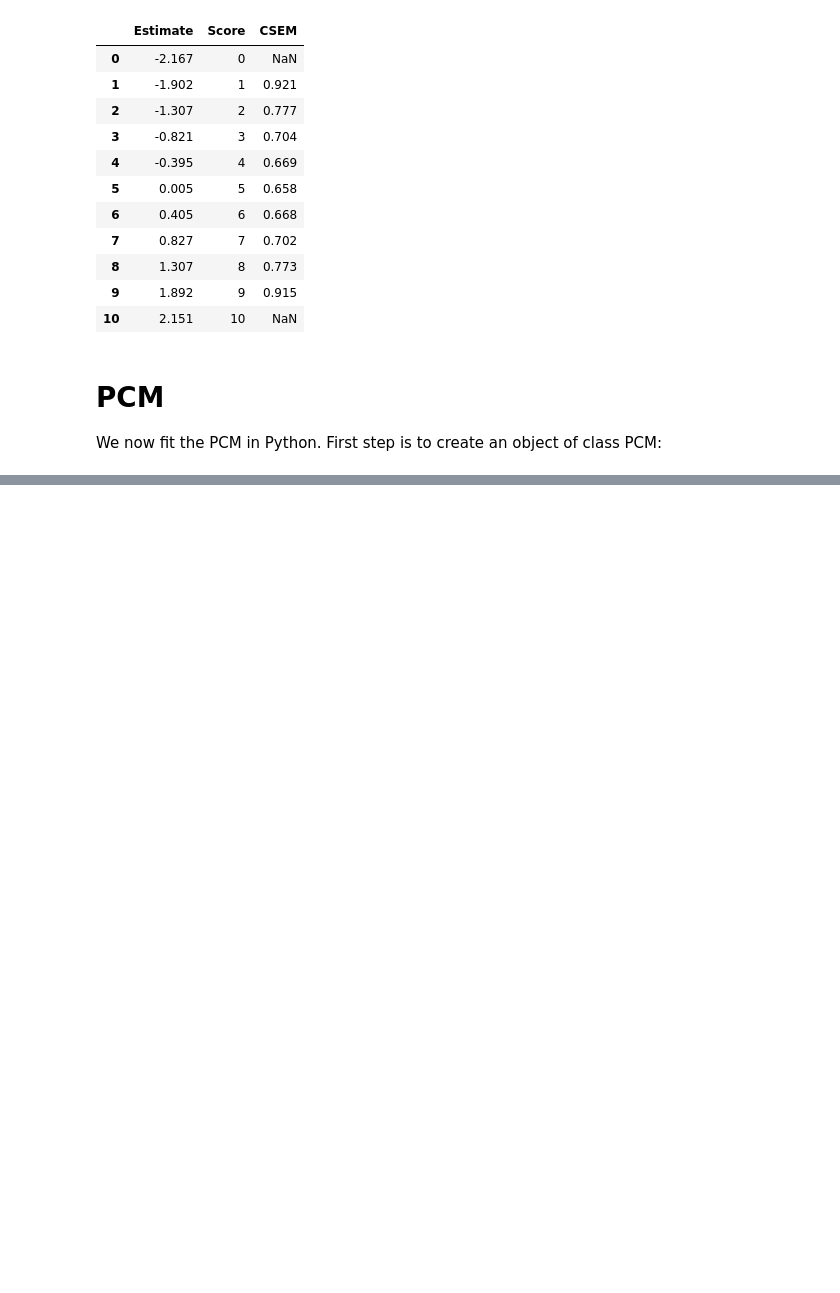
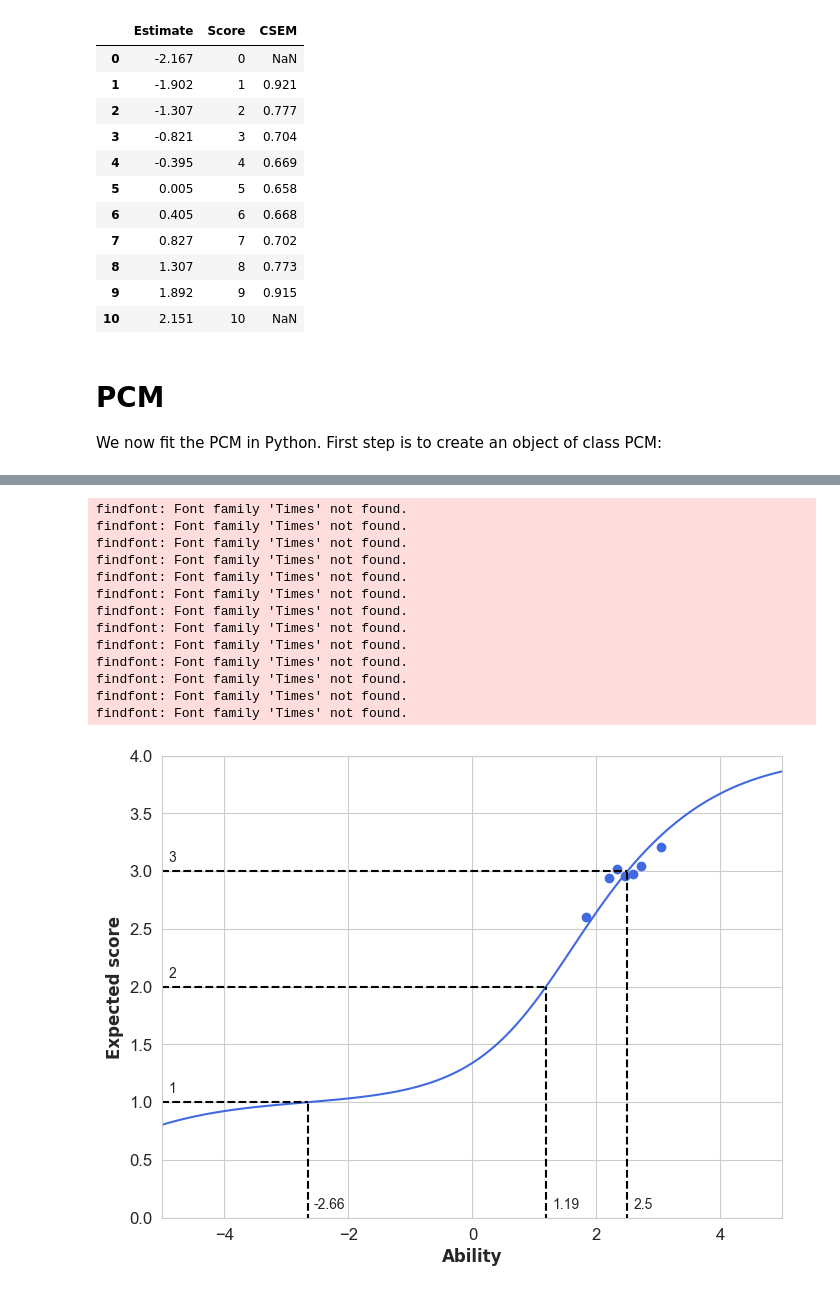
Before and after one commit to CRH1998/Rasch-models-in-Python-and-R, a Jupyter notebook: Python code/TestRasch.ipynb, the cells around one changed output, grey strips where cells are left out. Saved outputs shown, nothing was run; the diff lists cells and outputs as text; code cells hidden in the pictures; blank space fills up the shorter version.

```diff
--- a/Python code/TestRasch.ipynb
+++ b/Python code/TestRasch.ipynb
@@ -461,0 +474,17 @@ PCM_model.item_stats
+# %%
+PCM_model.icc("Q1", obs = True, score_labels= True, score_lines = [1, 2, 3], no_of_classes=7)
+# %% [output]
+findfont: Font family 'Times' not found.
+findfont: Font family 'Times' not found.
+findfont: Font family 'Times' not found.
+findfont: Font family 'Times' not found.
+findfont: Font family 'Times' not found.
+findfont: Font family 'Times' not found.
+findfont: Font family 'Times' not found.
+findfont: Font family 'Times' not found.
+findfont: Font family 'Times' not found.
+findfont: Font family 'Times' not found.
+findfont: Font family 'Times' not found.
+findfont: Font family 'Times' not found.
+findfont: Font family 'Times' not found.
+[figure, added]
```
Also changed, not shown: parts of 1 cell of this notebook, 3 other files.
